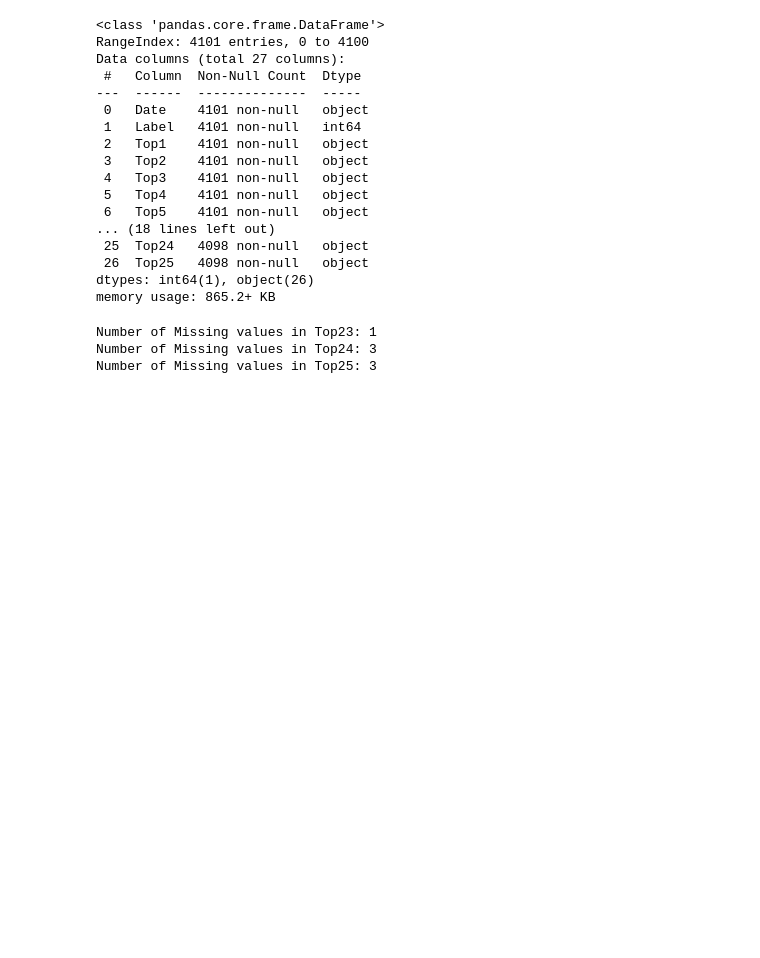
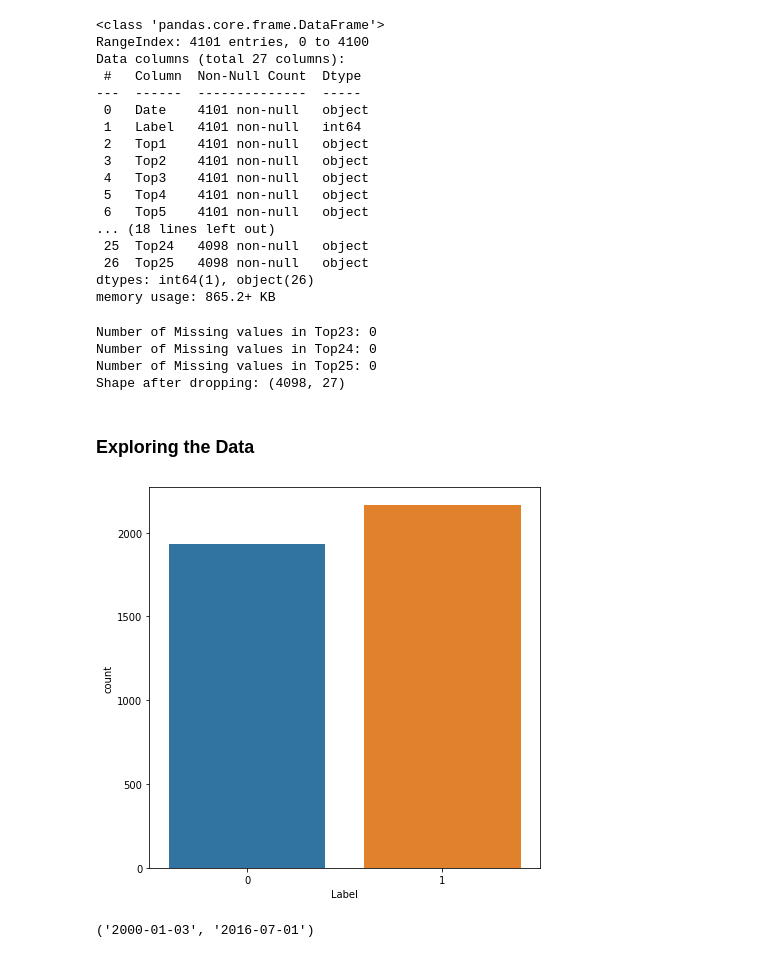
Before and after one commit to nikhilm21/Stock-Sentiment-Analysis-using-News-Headlines, a Jupyter notebook: Stock Sentiment Analysis with News.ipynb, the cells around one changed output. Drawn from its saved outputs; the diff is of its cells as text; code cells hidden in the pictures; blank space fills up the shorter version.

```diff
--- a/Stock Sentiment Analysis with News.ipynb
+++ b/Stock Sentiment Analysis with News.ipynb
@@ -81,8 +87,28 @@ cols = ['Top23','Top24','Top25']
 for i in cols:
     print(f'Number of Missing values in {i}: {df[i].isna().sum()}')
 
+# Dropping missing values
+
 df.dropna(inplace=True)
+print('Shape after dropping:',df.shape)
 # %% [output]
-Number of Missing values in Top23: 1
-Number of Missing values in Top24: 3
-Number of Missing values in Top25: 3
+Number of Missing values in Top23: 0
+Number of Missing values in Top24: 0
+Number of Missing values in Top25: 0
+Shape after dropping: (4098, 27)
+# %% [markdown]
+### Exploring the Data
+# %%
+plt.figure(figsize=(7, 7))
+sns.countplot(x = 'Label', data=df)
+plt.show()
+
+# Class 1- the stock price increased.
+# Class 0- the stock price stayed the same or decreased.
+# %% [output]
+[figure, added]
+# %%
+# Getting Min and max data present in dataset
+df['Date'].min(),  df['Date'].max()
+# %% [output]
+('2000-01-03', '2016-07-01')
```
Also changed, not shown: parts of 10 cells of this notebook, 2 other files.
